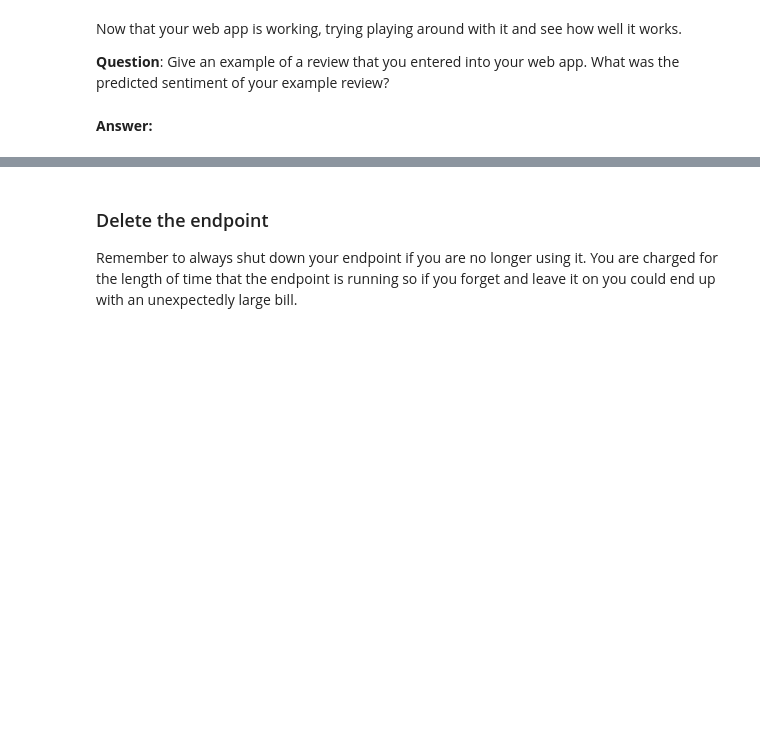
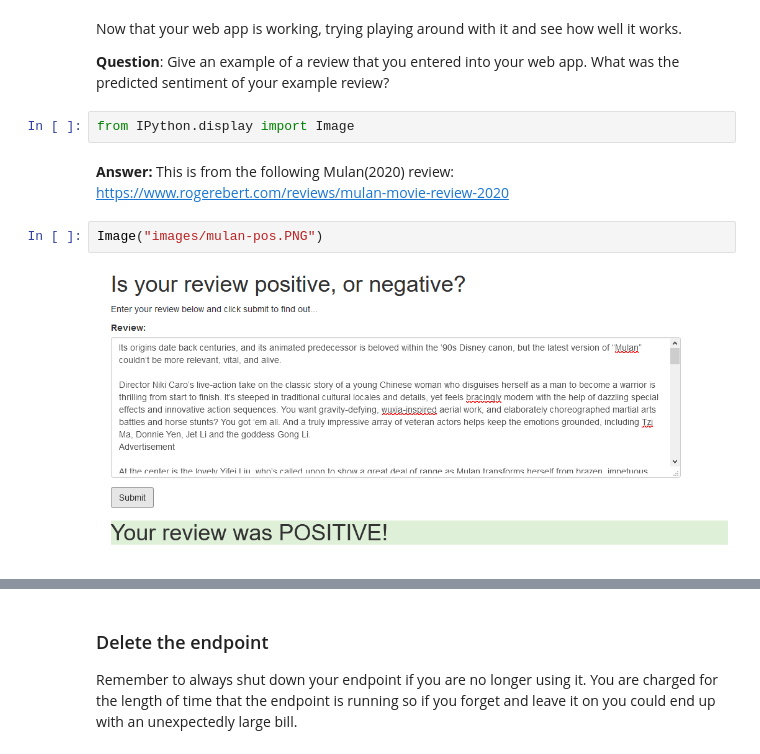
Before and after one commit to chezka-sino/deployment-ntbk, a Jupyter notebook: Project/SageMaker Project.ipynb, the cells around one changed output, grey strips where cells are left out. Drawn from its saved outputs; the diff is of its cells as text; blank space fills up the shorter version.

```diff
--- a/Project/SageMaker Project.ipynb
+++ b/Project/SageMaker Project.ipynb
@@ -860,5 +836,12 @@ If you'd like to go further, you can host this html file anywhere you'd like, fo
 Now that your web app is working, trying playing around with it and see how well it works.
 
 **Question**: Give an example of a review that you entered into your web app. What was the predicted sentiment of your example review?
-# %% [markdown]
-**Answer:**
+# %%
+from IPython.display import Image
+# %% [markdown]
+**Answer:**
+This is from the following Mulan(2020) review: https://www.rogerebert.com/reviews/mulan-movie-review-2020
+# %%
+Image("images/mulan-pos.PNG")
+# %% [output]
+[figure, added]
```
Also changed, not shown: parts of 18 cells of this notebook, 2 other files.
